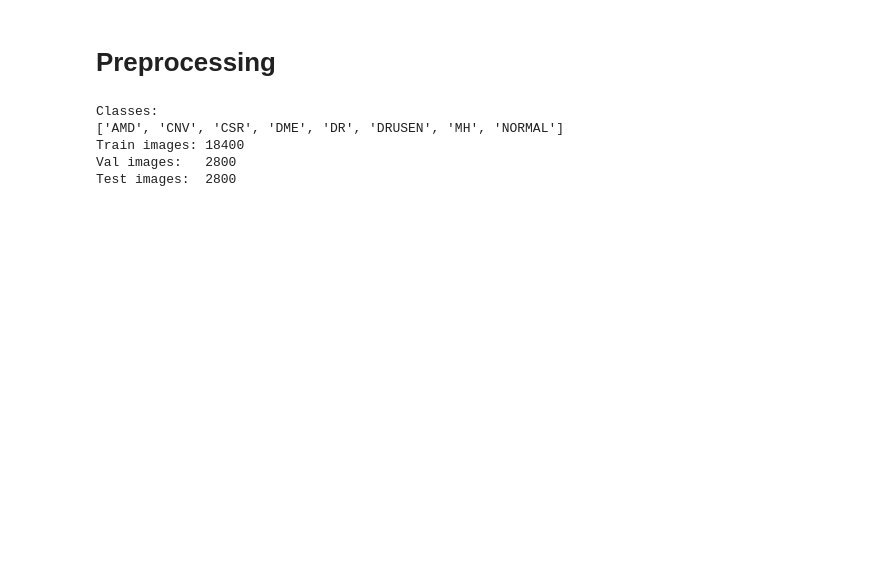
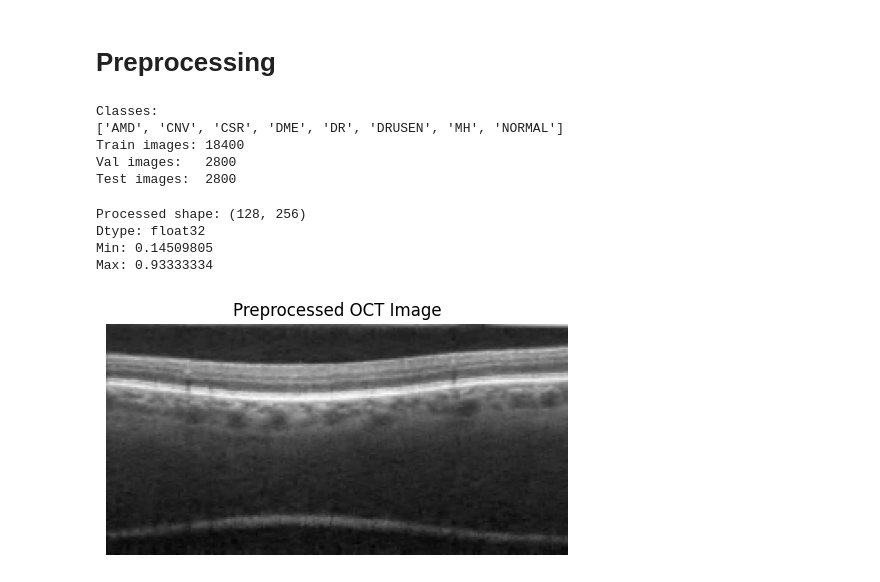
Before and after one commit to JonathanMa03/diff-in-eye, a Jupyter notebook: notebooks/01_preprocessing.ipynb, the cells around one changed output. Drawn from its saved outputs; the diff is of its cells as text; code cells hidden in the pictures; blank space fills up the shorter version.

```diff
--- a/notebooks/01_preprocessing.ipynb
+++ b/notebooks/01_preprocessing.ipynb
@@ -35,3 +35,35 @@ Classes:
 Train images: 18400
 Val images:   2800
 Test images:  2800
+# %%
+TARGET_SIZE = (256, 128)  # width, height
+
+def preprocess_image(path, target_size=TARGET_SIZE):
+    img = Image.open(path).convert("L")
+    img = img.resize(target_size, resample=Image.BILINEAR)
+
+    arr = np.array(img).astype(np.float32)
+    arr = arr / 255.0
+
+    return arr
+# %%
+sample_path = train_paths[0]
+
+processed = preprocess_image(sample_path)
+
+print("Processed shape:", processed.shape)
+print("Dtype:", processed.dtype)
+print("Min:", processed.min())
+print("Max:", processed.max())
+
+plt.figure(figsize=(6, 3))
+plt.imshow(processed, cmap="gray")
+plt.axis("off")
+plt.title("Preprocessed OCT Image")
+plt.show()
+# %% [output]
+Processed shape: (128, 256)
+Dtype: float32
+Min: 0.14509805
+Max: 0.93333334
+[figure, added]
```
Also changed, not shown: parts of 6 cells of this notebook, 2 other files.
